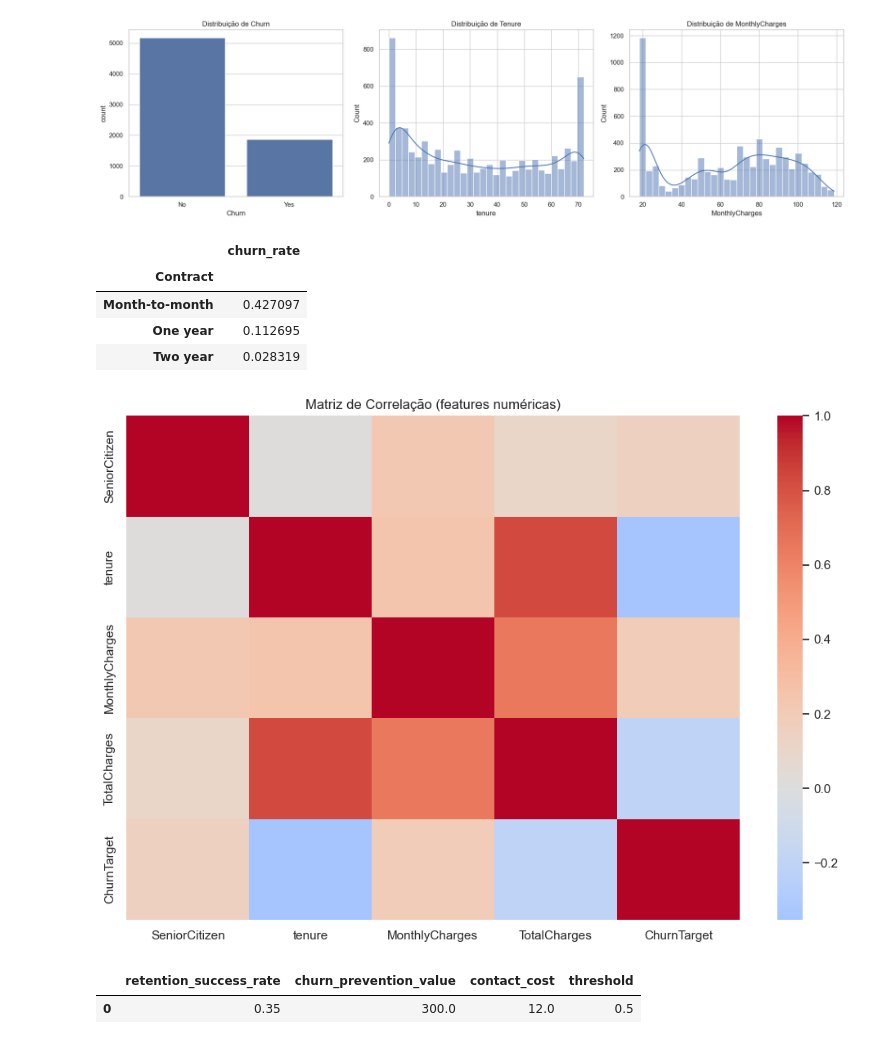
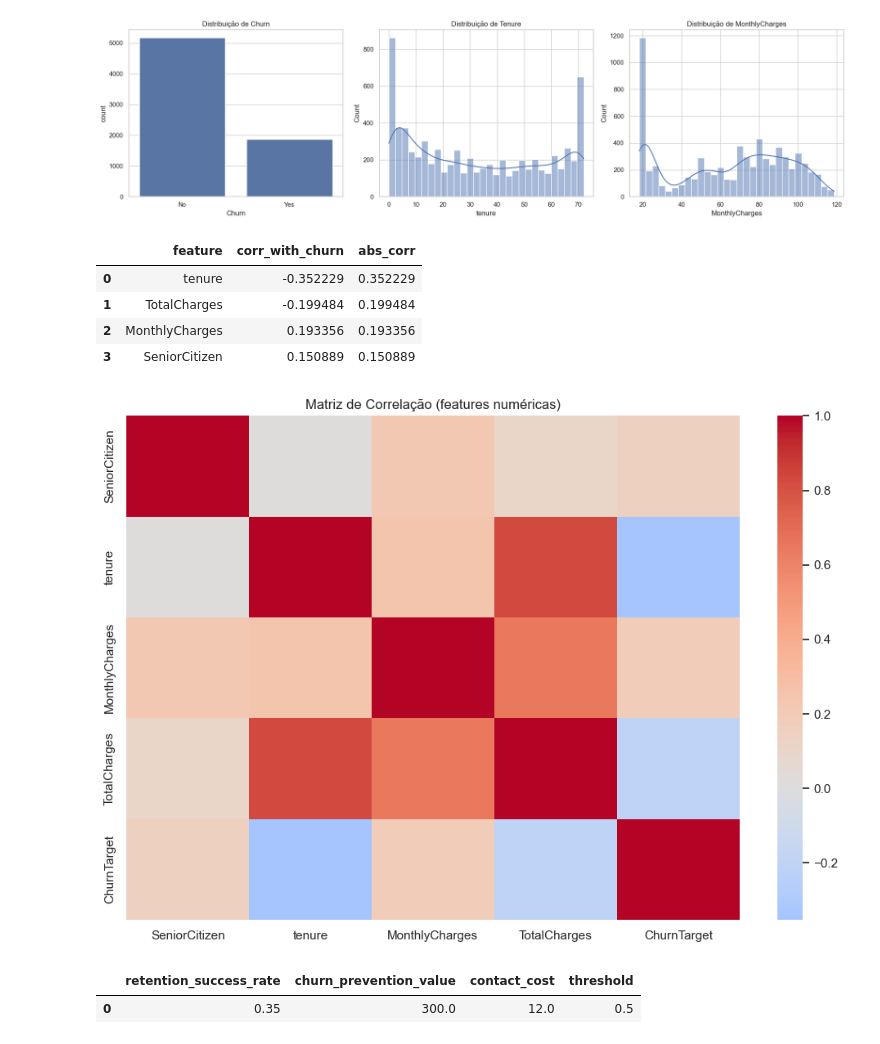
Before and after one commit to AntonyHGB/tech_challeng_fase_1, a Jupyter notebook: notebooks/01_eda_baselines.ipynb, the cells around one changed output. Saved outputs shown, nothing was run; the diff lists cells and outputs as text; code cells hidden in the pictures.

```diff
--- a/notebooks/01_eda_baselines.ipynb
+++ b/notebooks/01_eda_baselines.ipynb
@@ -106,37 +148,32 @@ axes[2].set_title("Distribuição de MonthlyCharges")
 plt.tight_layout()
 # %% [output]
 [figure]
-# %%
-# Bloco: churn rate por tipo de contrato.
-# Objetivo: identificar segmentos contratuais com maior risco de cancelamento.
-churn_rate_by_contract = (
-    df.groupby("Contract", dropna=False)["Churn"]
-    .apply(lambda s: (s == "Yes").mean())
-    .rename("churn_rate")
-    .sort_values(ascending=False)
-)
-
-churn_rate_by_contract.to_frame()
-# %% [output]
-|  | churn_rate |
-| Contract |  |
-| Month-to-month | 0.427097 |
-| One year | 0.112695 |
-| Two year | 0.028319 |
 # %%
-# Bloco: correlação entre variáveis numéricas.
-# Objetivo: explorar relações lineares e sinais preditivos para modelagem baseline.
+# Bloco: correlação em tabela e heatmap.
+# Funcionamento: cria target numérico, calcula correlação e mostra ranking + mapa de calor.
+# Objetivo: entender sinais preditivos das variáveis numéricas.
 numeric_df = df.select_dtypes(include=["number"]).copy()
+numeric_df["ChurnTarget"] = df["Churn"].map({"Yes": 1, "No": 0})
+corr = numeric_df.corr(numeric_only=True)
 
-if "Churn" in df.columns:
-    numeric_df["ChurnTarget"] = df["Churn"].map({"Yes": 1, "No": 0})
-
-corr = numeric_df.corr(numeric_only=True)
+corr_with_target_df = (
+    corr["ChurnTarget"].drop(labels=["ChurnTarget"]).rename("corr_with_churn").to_frame()
+    .assign(abs_corr=lambda d: d["corr_with_churn"].abs())
+    .sort_values("abs_corr", ascending=False)
+    .reset_index()
+    .rename(columns={"index": "feature"})
+)
+display(corr_with_target_df)
 
 plt.figure(figsize=(10, 7))
 sns.heatmap(corr, cmap="coolwarm", center=0)
 plt.title("Matriz de Correlação (features numéricas)")
 plt.tight_layout()
 # %% [output]
+|  | feature | corr_with_churn | abs_corr |
+| 0 | tenure | -0.352229 | 0.352229 |
+| 1 | TotalCharges | -0.199484 | 0.199484 |
+| 2 | MonthlyCharges | 0.193356 | 0.193356 |
+| 3 | SeniorCitizen | 0.150889 | 0.150889 |
 [figure]
 # %%
```
Also changed, not shown: parts of 8 cells of this notebook, 6 other files.
